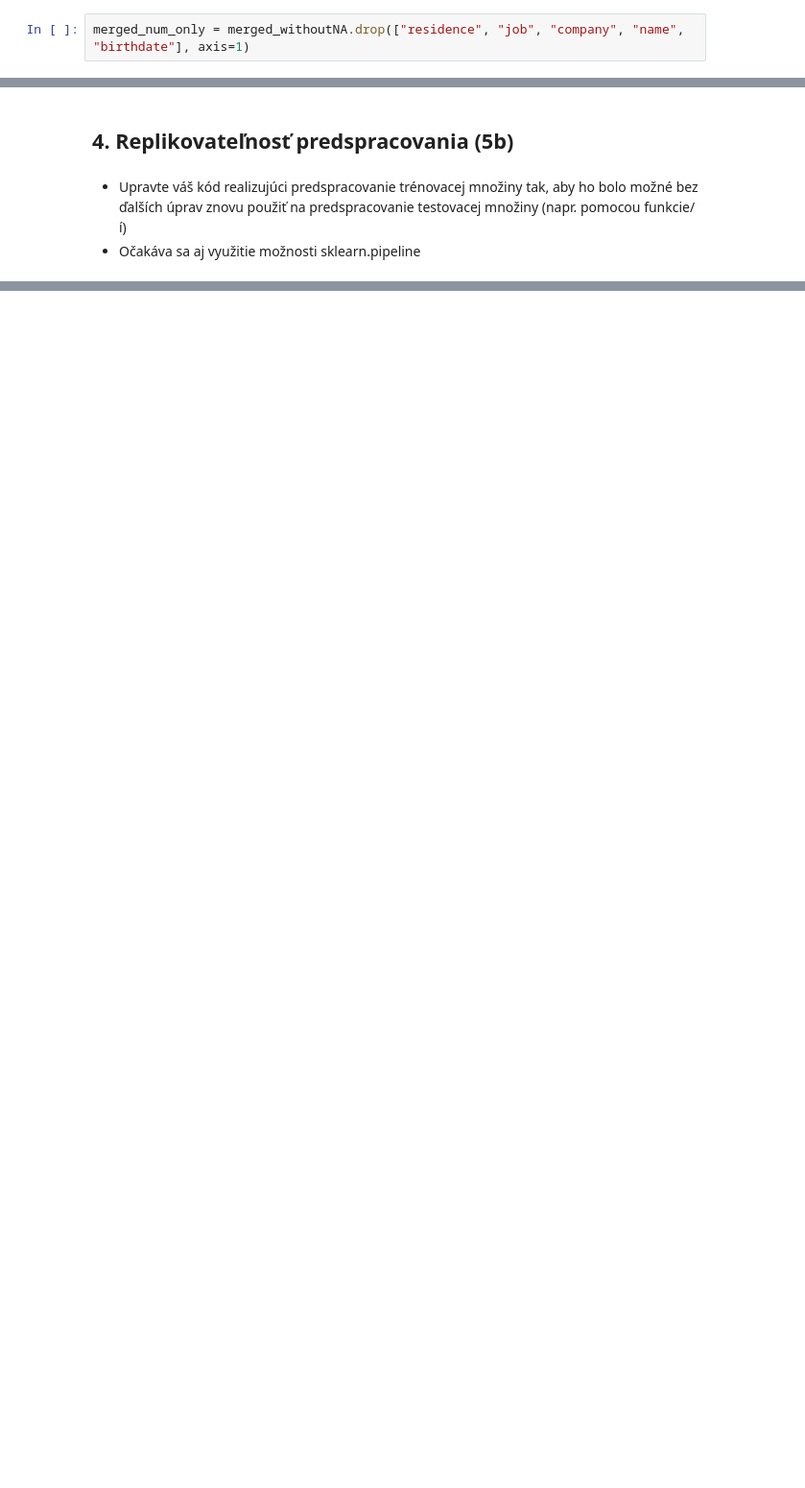
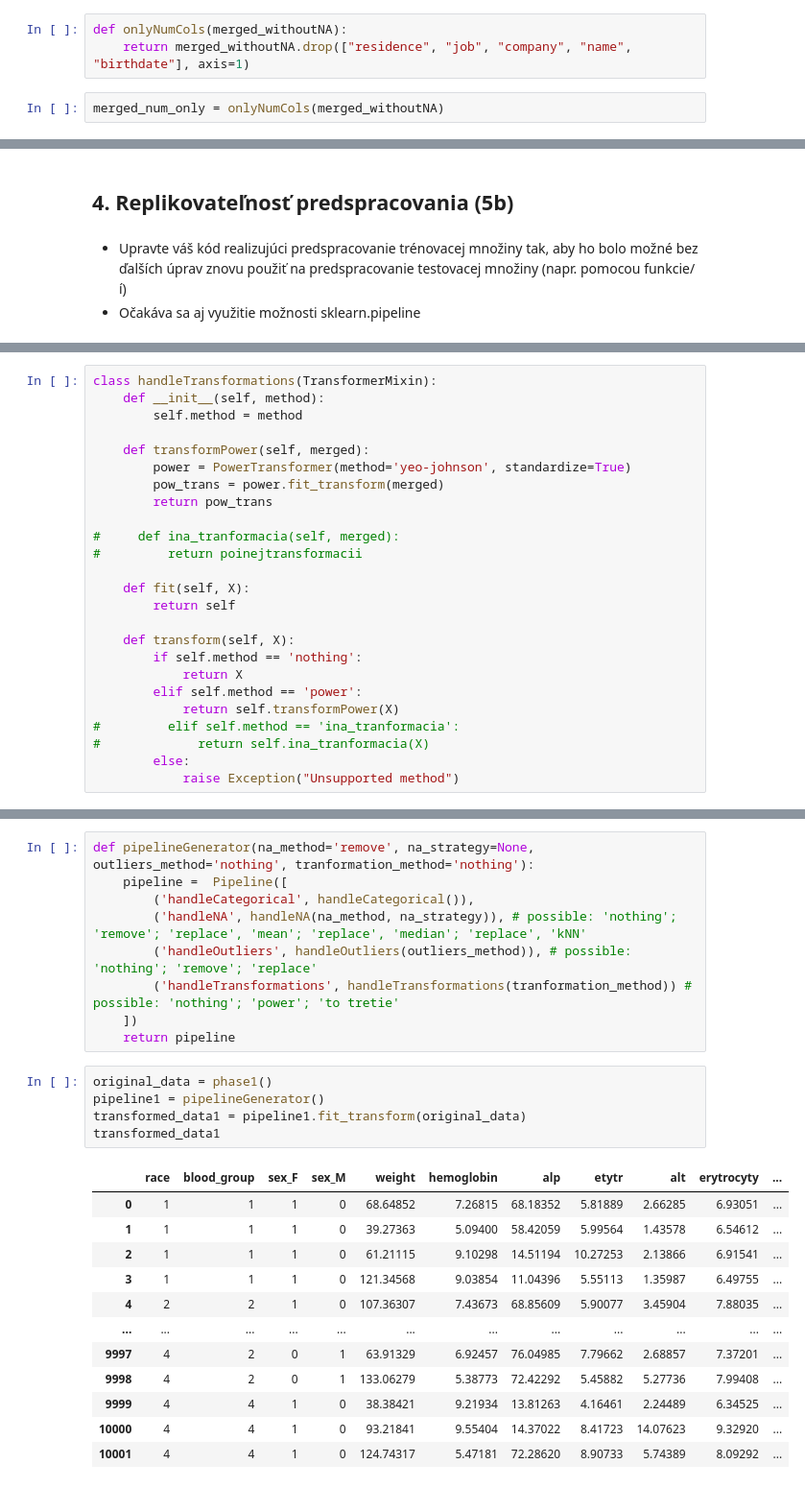
Before and after one commit to psmrecek/IAU-Projekt-ZS2021, a Jupyter notebook: IAU_Smrecek_Langova_Faza_2.ipynb, the cells around one changed output, grey strips where cells are left out. Shown at 96% size. Drawn from its saved outputs; the diff is of its cells as text; blank space fills up the shorter version.

Commit message:
Phase 2 - Final version 0

```diff
--- a/IAU_Smrecek_Langova_Faza_2.ipynb
+++ b/IAU_Smrecek_Langova_Faza_2.ipynb
@@ -396,7 +404,10 @@ merged_median.corr() - merged_knn.corr()
 # %% [markdown]
 ### Vychýlené dáta
 # %%
-merged_num_only = merged_withoutNA.drop(["residence", "job", "company", "name", "birthdate"], axis=1)
+def onlyNumCols(merged_withoutNA):
+    return merged_withoutNA.drop(["residence", "job", "company", "name", "birthdate"], axis=1)
+# %%
+merged_num_only = onlyNumCols(merged_withoutNA)
 # %%
 merged_num_only.info()
 # %% [output]
@@ -1091 +1126,26 @@ def transformPower(merged):
+# %%
+class handleTransformations(TransformerMixin):
+    def __init__(self, method):
+        self.method = method
+
+    def transformPower(self, merged):
+        power = PowerTransformer(method='yeo-johnson', standardize=True)
+        pow_trans = power.fit_transform(merged)
+        return pow_trans
+
+#     def ina_tranformacia(self, merged):
+#         return poinejtransformacii
+
+    def fit(self, X):
+        return self
+
+    def transform(self, X):
+        if self.method == 'nothing':
+            return X
+        elif self.method == 'power':
+            return self.transformPower(X)
+#         elif self.method == 'ina_tranformacia':
+#             return self.ina_tranformacia(X)
+        else:
+            raise Exception("Unsupported method")
 # %% [markdown]
@@ -1119,0 +1201,27 @@ Správu elektronicky odovzdá jeden člen z dvojice do systému AIS do nedele 21
+# %%
+def pipelineGenerator(na_method='remove', na_strategy=None, outliers_method='nothing', tranformation_method='nothing'):
+    pipeline =  Pipeline([
+        ('handleCategorical', handleCategorical()),
+        ('handleNA', handleNA(na_method, na_strategy)), # possible: 'nothing'; 'remove'; 'replace', 'mean'; 'replace', 'median'; 'replace', 'kNN'
+        ('handleOutliers', handleOutliers(outliers_method)), # possible: 'nothing'; 'remove'; 'replace'
+        ('handleTransformations', handleTransformations(tranformation_method)) # possible: 'nothing'; 'power'; 'to tretie'
+    ])
+    return pipeline
+# %%
+original_data = phase1()
+pipeline1 = pipelineGenerator()
+transformed_data1 = pipeline1.fit_transform(original_data)
+transformed_data1
+# %% [output]
+|  | race | blood_group | sex_F | sex_M | weight | hemoglobin | alp | etytr | alt | erytrocyty | ... |
+| 0 | 1 | 1 | 1 | 0 | 68.64852 | 7.26815 | 68.18352 | 5.81889 | 2.66285 | 6.93051 | ... |
+| 1 | 1 | 1 | 1 | 0 | 39.27363 | 5.09400 | 58.42059 | 5.99564 | 1.43578 | 6.54612 | ... |
+| 2 | 1 | 1 | 1 | 0 | 61.21115 | 9.10298 | 14.51194 | 10.27253 | 2.13866 | 6.91541 | ... |
+| 3 | 1 | 1 | 1 | 0 | 121.34568 | 9.03854 | 11.04396 | 5.55113 | 1.35987 | 6.49755 | ... |
+| 4 | 2 | 2 | 1 | 0 | 107.36307 | 7.43673 | 68.85609 | 5.90077 | 3.45904 | 7.88035 | ... |
+| ... | ... | ... | ... | ... | ... | ... | ... | ... | ... | ... | ... |
+| 9997 | 4 | 2 | 0 | 1 | 63.91329 | 6.92457 | 76.04985 | 7.79662 | 2.68857 | 7.37201 | ... |
+| 9998 | 4 | 2 | 0 | 1 | 133.06279 | 5.38773 | 72.42292 | 5.45882 | 5.27736 | 7.99408 | ... |
+| 9999 | 4 | 4 | 1 | 0 | 38.38421 | 9.21934 | 13.81263 | 4.16461 | 2.24489 | 6.34525 | ... |
+| 10000 | 4 | 4 | 1 | 0 | 93.21841 | 9.55404 | 14.37022 | 8.41723 | 14.07623 | 9.32920 | ... |
+| 10001 | 4 | 4 | 1 | 0 | 124.74317 | 5.47181 | 72.28620 | 8.90733 | 5.74389 | 8.09292 | ... |
```
Also changed, not shown: parts of 50 cells of this notebook, 1 other file.
